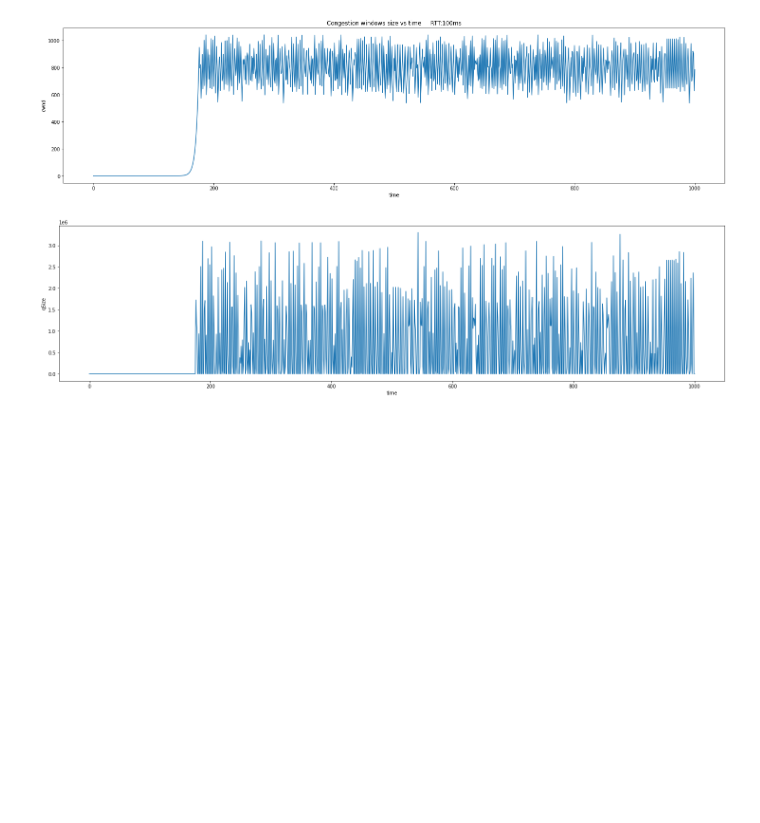
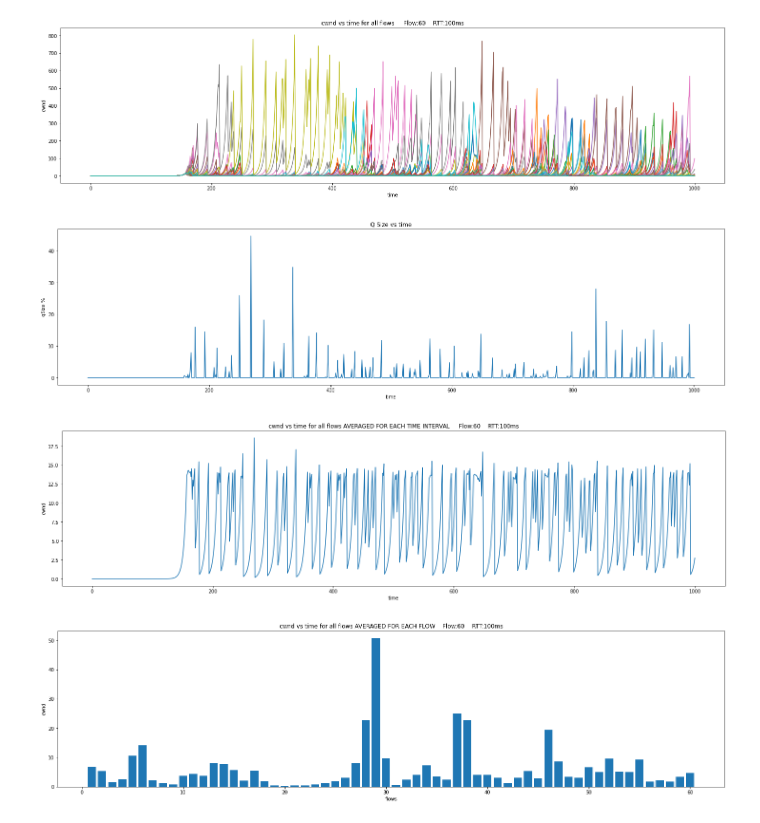
Before and after one commit to divyashk/TCP-BBR-ns3, a Jupyter notebook: dumbell-ns3/2-phase/cal.ipynb, the cells around one changed output. Saved outputs shown, nothing was run; the diff lists cells and outputs as text; code cells hidden in the pictures; blank space fills up the shorter version.

Commit message:
* Added n flows * Added plot for avg of flows wrt. time * Added plot for avg of flows wrt. each flow

```diff
--- a/dumbell-ns3/2-phase/cal.ipynb
+++ b/dumbell-ns3/2-phase/cal.ipynb
@@ -48,8 +97,8 @@ class queueObj:
         self.btlnkBandwidth = btlnkBandwidth
 
 
-    def updateSize(self, cwndSizeBytes, RTT):
-        self.currSizeBytes = self.currSizeBytes + deltaTime*(cwndSizeBytes/RTT - self.btlnkBandwidth)
+    def updateSize(self, nCwndSizeBytes, RTT):
+        self.currSizeBytes = self.currSizeBytes + deltaTime*(sum(nCwndSizeBytes)/RTT - self.btlnkBandwidth)
         if self.currSizeBytes < 0 : self.currSizeBytes = 0
 
         self.queueingDelay = self.currSizeBytes/self.btlnkBandwidth
@@ -59,7 +108,7 @@ class queueObj:
 # D : Queueing delay for all flows
 def MIMD(qObj, Ti, D):
     # if the queue is 1/3rd( subject to change) filled, then bandwidth is underestimated i.e. pacing controlled
-    if ( qObj.currSizeBytes < qObj.maxSizeBytes/3 ): return (1.25 * Ti)/(Ti + D)
+    if ( qObj.currSizeBytes < qObj.maxSizeBytes/10 ): return (1.25 * Ti)/(Ti + D)
     # otherwise congestion window controlled
     else: return (2 * Ti)/(Ti + D)
 
@@ -73,42 +122,62 @@ def Simul():
     pktsize = 1500
     queueL = "2084p"
     queueSizeBytes = pktsize*int(queueL[:-1])
 
     btlnkBandwidth_str = "100Mbps"
     btlnkBandwidth = convBandwidth(btlnkBandwidth_str)
 
     # Creating a queue for the bottleneck link
     qobj = queueObj(queueSizeBytes, btlnkBandwidth)
 
     # We will decide the RTT
     RTT_str = "100ms"
     RTT = convTime(RTT_str)
 
-    cwndSize = 0.00000000001
+    n_flows = 60
+    nCwndSize = [0.00000000001]*n_flows
 
-    cwndSizeStore = {}
+    nCwndSizeStore = {}
     qSizeStore = {}
+
+
     currtime = starttime
+    # simulation starts here
     while currtime <= endtime:
 
-        # simulation starts here
-        cwndSize = cwndSize * MIMD(qobj, RTT, qobj.queueingDelay)
+        for i in range(0,n_flows):
 
-        qobj.updateSize(cwndSize, RTT)
+            nCwndSize[i] = nCwndSize[i] * MIMD(qobj, RTT, qobj.queueingDelay)
 
-        # storing the number of packets( 1 pkt = 1500 By ) in the congestion window
-        cwndSizeStore[currtime] = cwndSize/1500
+            qobj.updateSize(nCwndSize, RTT)
+
+            # storing the number of packets( 1 pkt = 1500 By ) in the congestion windows
+            if i not in nCwndSizeStore.keys():
+                nCwndSizeStore[i] = {}
+
+            nCwndSizeStore[i][currtime] = nCwndSize[i]/1500
 
         # storing the qsize for plotting
-        qSizeStore[currtime] = qobj.currSizeBytes
+        qSizeStore[currtime] = qobj.currSizeBytes/qobj.maxSizeBytes
 
         currtime = currtime + deltaTime
 
-    plotvstime(cwndSizeStore, ylabel="cwnd", xlabel="time", title = f"Congestion windows size vs time     RTT:{RTT_str}")
-    plotvstime(qSizeStore, ylabel="qSize", xlabel="time", title = "")
+    # #plotting individually
+    # for i in range(0,n_flows ):
+    #     plotvstime(nCwndSizeStore[i], ylabel=f"cwnd {i+1}", xlabel="time", title = f"Congestion windows size vs time     RTT:{RTT_str}")
 
 
+
+    # plot in the same graph
+    plotvstime_n(nCwndSizeStore, ylabel=f"cwnd", xlabel="time", title = f"cwnd vs time for all flows     Flow:{n_flows}    RTT:{RTT_str}", n_flows=n_flows )
+
+    plotvstime(qSizeStore, ylabel="qSize %", xlabel="time", title = "Q Size vs time")
+
+    plotvstime_n_avg(nCwndSizeStore, ylabel=f"cwnd", xlabel="time", title = f"cwnd vs time for all flows AVERAGED FOR EACH TIME INTERVAL     Flow:{n_flows}    RTT:{RTT_str}", n_flows=n_flows )
+
+    plotvstime_avg_each_flow(nCwndSizeStore, ylabel=f"cwnd", xlabel="flows", title = f"cwnd vs time for all flows AVERAGED FOR EACH FLOW    Flow:{n_flows}    RTT:{RTT_str}", n_flows=n_flows )
 Simul()
 # %% [output]
-[figure, old version]
+[figure, new version]
-[figure, old version]
+[figure, new version]
+[figure, added]
+[figure, added]
```
Also changed, not shown: parts of 1 cell of this notebook.
